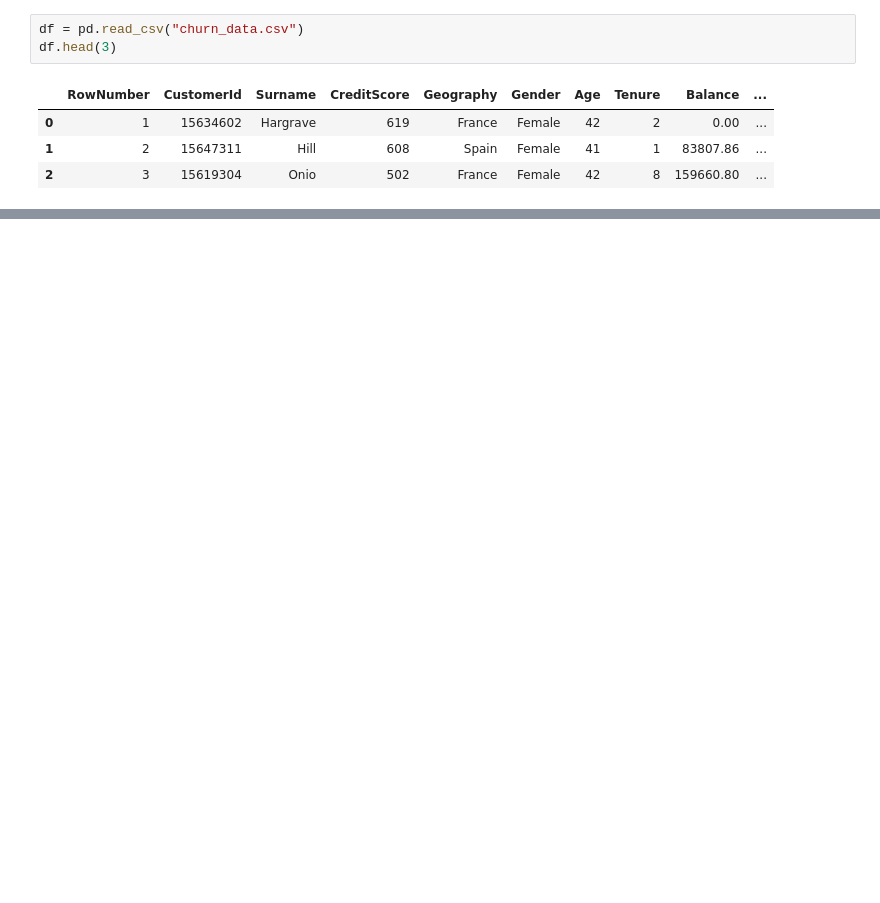
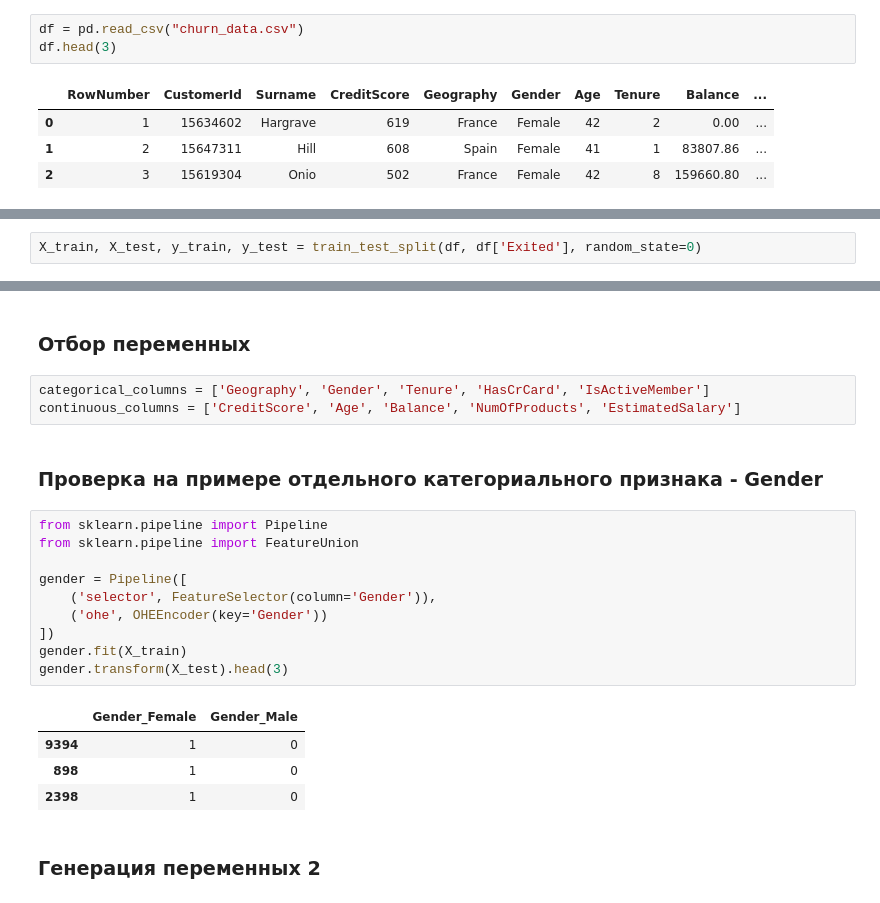
Before and after one commit to alex-chin/gb_business, a Jupyter notebook: homeworks/home05/home05.ipynb, the cells around one changed output, grey strips where cells are left out. Cells and saved outputs as stored; diff of their text form; blank space fills up the shorter version.

```diff
--- a/homeworks/home05/home05.ipynb
+++ b/homeworks/home05/home05.ipynb
@@ -41,0 +80,2 @@ df.head(3)
+# %%
+X_train, X_test, y_train, y_test = train_test_split(df, df['Exited'], random_state=0)
@@ -41,0 +129,24 @@ df.head(3)
+# %% [markdown]
+### Отбор переменных
+# %%
+categorical_columns = ['Geography', 'Gender', 'Tenure', 'HasCrCard', 'IsActiveMember']
+continuous_columns = ['CreditScore', 'Age', 'Balance', 'NumOfProducts', 'EstimatedSalary']
+# %% [markdown]
+### Проверка на примере отдельного категориального признака - Gender
+# %%
+from sklearn.pipeline import Pipeline
+from sklearn.pipeline import FeatureUnion
+
+gender = Pipeline([
+    ('selector', FeatureSelector(column='Gender')),
+    ('ohe', OHEEncoder(key='Gender'))
+])
+gender.fit(X_train)
+gender.transform(X_test).head(3)
+# %% [output]
+|  | Gender_Female | Gender_Male |
+| 9394 | 1 | 0 |
+| 898 | 1 | 0 |
+| 2398 | 1 | 0 |
+# %% [markdown]
+### Генерация переменных 2
```
Also changed, not shown: parts of 40 cells of this notebook.
